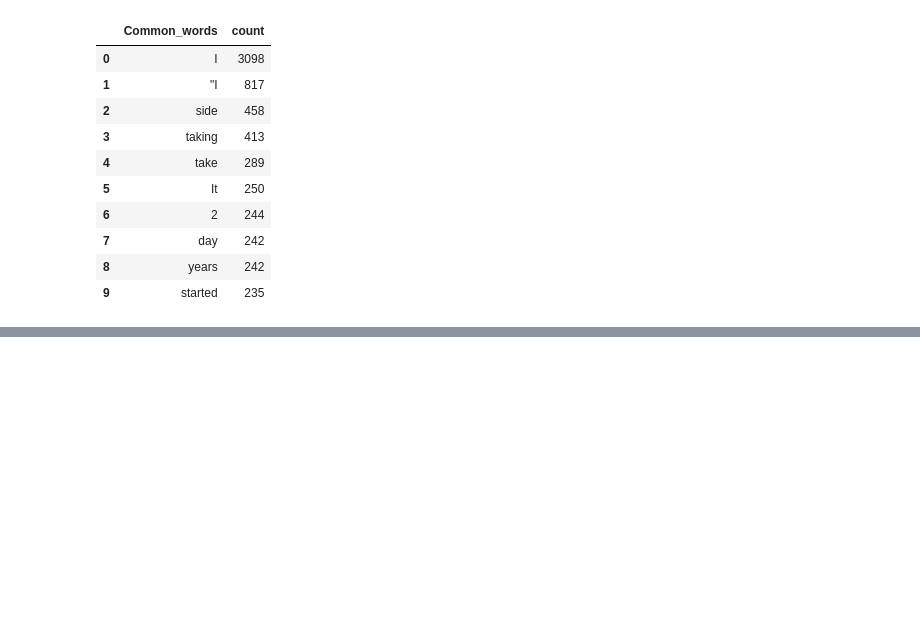
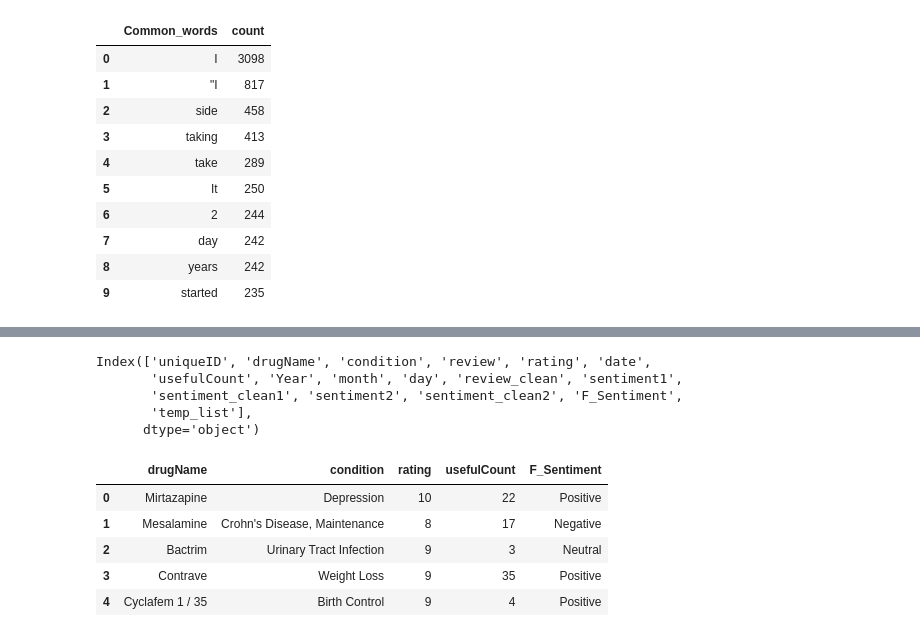
Before and after one commit to satish-kp/Sentiment_Analysis_Healthcare_data, a Jupyter notebook: Code_v1.1.ipynb, the cells around one changed output, grey strips where cells are left out. Drawn from its saved outputs; the diff is of its cells as text; code cells hidden in the pictures; blank space fills up the shorter version.

```diff
--- a/Code_v1.1.ipynb
+++ b/Code_v1.1.ipynb
@@ -420,0 +460,19 @@ Most_Common_Words(df=Neutral_sent, var='review').style.background_gradient(cmap=
+# %%
+df_data.columns
+# %% [output]
+Index(['uniqueID', 'drugName', 'condition', 'review', 'rating', 'date',
+       'usefulCount', 'Year', 'month', 'day', 'review_clean', 'sentiment1',
+       'sentiment_clean1', 'sentiment2', 'sentiment_clean2', 'F_Sentiment',
+       'temp_list'],
+      dtype='object')
+# %%
+columns = ['drugName', 'condition', 'rating', 'usefulCount', 'F_Sentiment']
+df_filter1 = df_data[columns]
+df_filter1.head()
+# %% [output]
+|  | drugName | condition | rating | usefulCount | F_Sentiment |
+| 0 | Mirtazapine | Depression | 10 | 22 | Positive |
+| 1 | Mesalamine | Crohn's Disease, Maintenance | 8 | 17 | Negative |
+| 2 | Bactrim | Urinary Tract Infection | 9 | 3 | Neutral |
+| 3 | Contrave | Weight Loss | 9 | 35 | Positive |
+| 4 | Cyclafem 1 / 35 | Birth Control | 9 | 4 | Positive |
```
Also changed, not shown: parts of 22 cells of this notebook.
